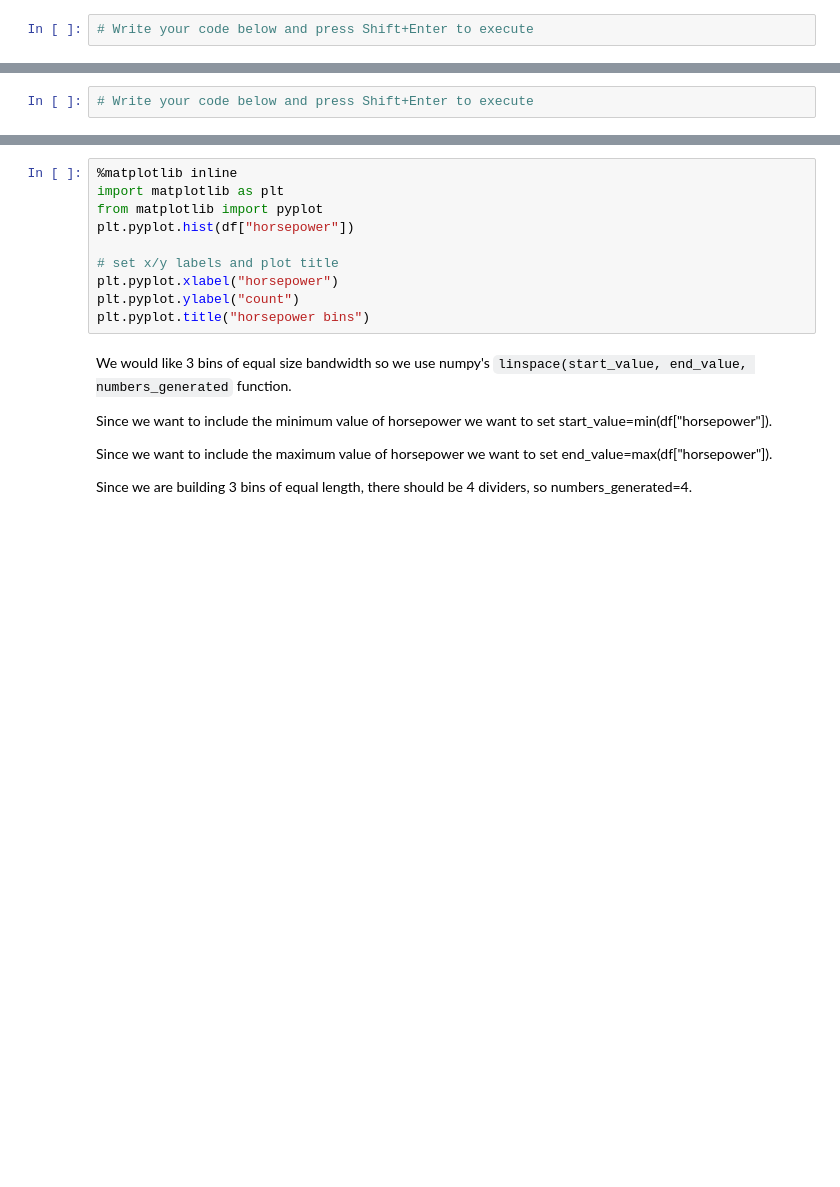
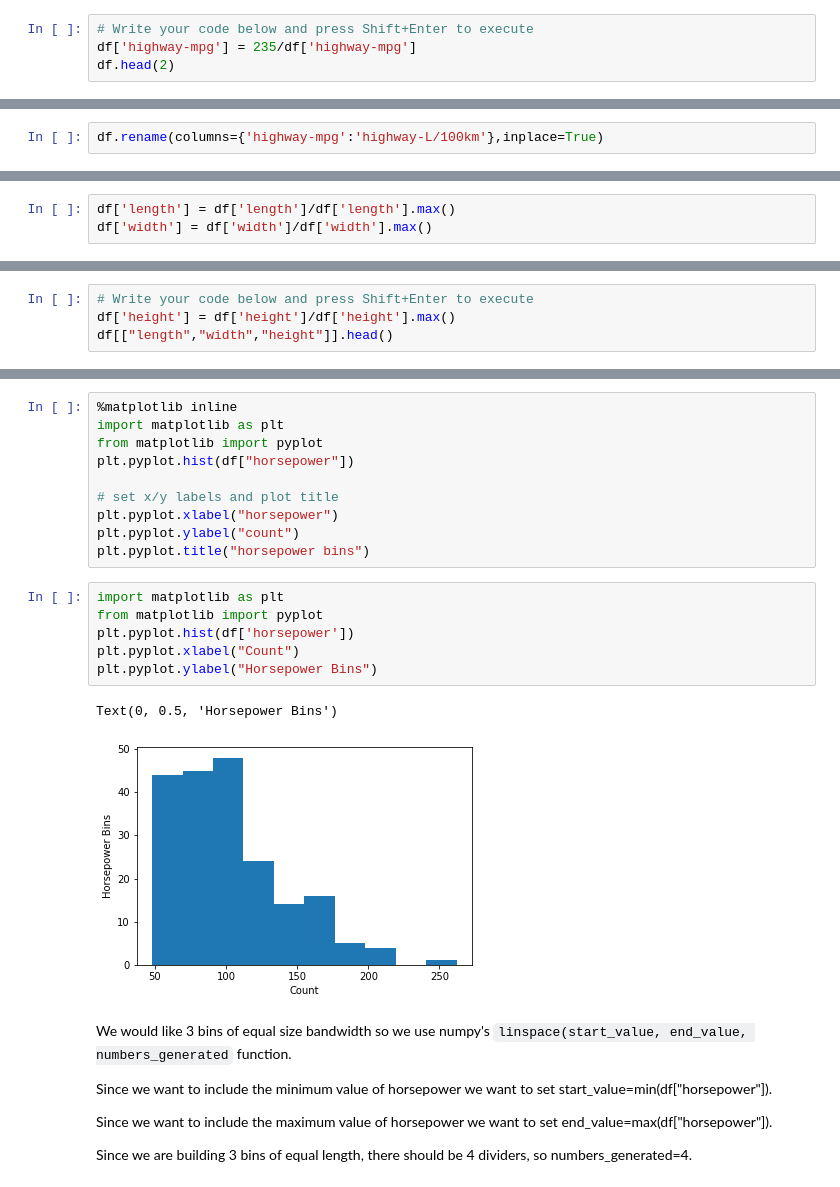
Before and after one commit to nijatullahmansoor/IBM-Data-Science-Professional-Certificate, a Jupyter notebook: labs/DA0101EN/data-wrangling.ipynb, the cells around one changed output, grey strips where cells are left out. Drawn from its saved outputs; the diff is of its cells as text; blank space fills up the shorter version.

```diff
--- a/labs/DA0101EN/data-wrangling.ipynb
+++ b/labs/DA0101EN/data-wrangling.ipynb
@@ -342,3 +562,5 @@ df.head()
 </div>
 # %%
 # Write your code below and press Shift+Enter to execute
+df['highway-mpg'] = 235/df['highway-mpg']
+df.head(2)
@@ -344,0 +572,2 @@ df.head()
+# %%
+df.rename(columns={'highway-mpg':'highway-L/100km'},inplace=True)
@@ -375,6 +614,9 @@ df.head()
 # replace (original value) by (original value)/(maximum value)
 df['length'] = df['length']/df['length'].max()
 df['width'] = df['width']/df['width'].max()
+# %%
+df['length'] = df['length']/df['length'].max()
+df['width'] = df['width']/df['width'].max()
 # %% [markdown]
 <div class="alert alert-danger alertdanger" style="margin-top: 20px">
 <h1> Questiont #3: </h1>
@@ -384,3 +626,5 @@ df['width'] = df['width']/df['width'].max()
 </div>
 # %%
 # Write your code below and press Shift+Enter to execute
+df['height'] = df['height']/df['height'].max()
+df[["length","width","height"]].head()
@@ -429,6 +694,15 @@ plt.pyplot.hist(df["horsepower"])
 plt.pyplot.xlabel("horsepower")
 plt.pyplot.ylabel("count")
 plt.pyplot.title("horsepower bins")
+# %%
+import matplotlib as plt
+from matplotlib import pyplot
+plt.pyplot.hist(df['horsepower'])
+plt.pyplot.xlabel("Count")
+plt.pyplot.ylabel("Horsepower Bins")
+# %% [output]
+Text(0, 0.5, 'Horsepower Bins')
+[figure, added]
 # %% [markdown]
 <p>We would like 3 bins of equal size bandwidth so we use numpy's <code>linspace(start_value, end_value, numbers_generated</code> function.</p>
 <p>Since we want to include the minimum value of horsepower we want to set start_value=min(df["horsepower"]).</p>
```
Also changed, not shown: parts of 51 cells of this notebook, 1 other file.
